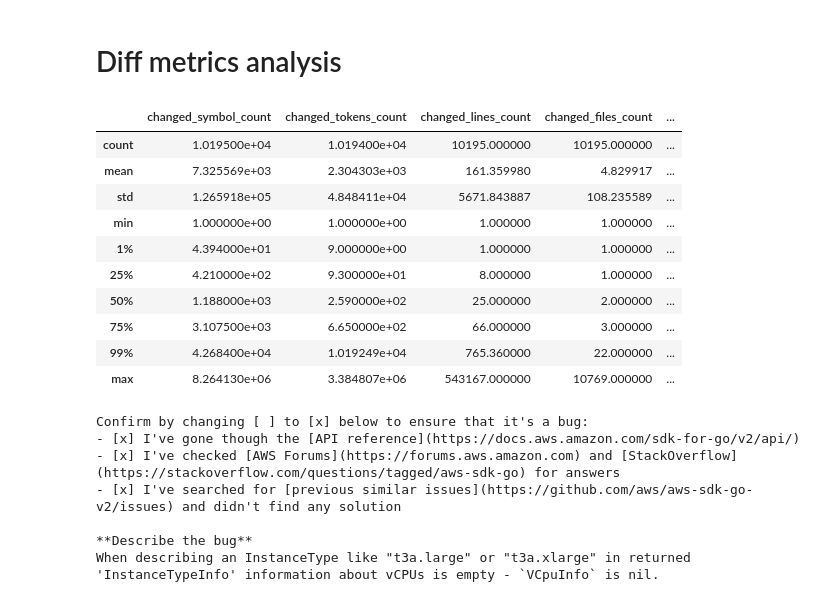
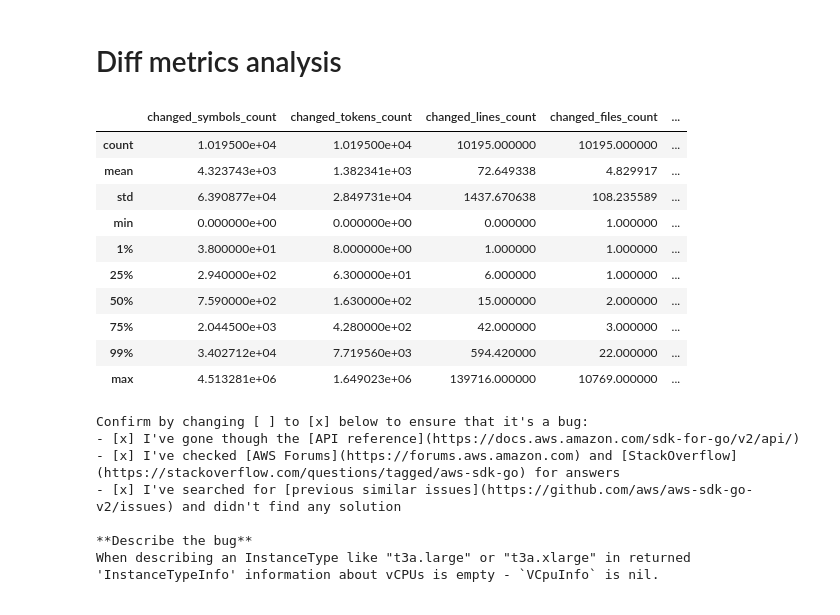
Before and after one commit to tiginamaria/bug-localization, a Jupyter notebook: src/notebooks/data_outliers_analysis.ipynb, the cells around one changed output. Drawn from its saved outputs; the diff is of its cells as text; code cells hidden in the pictures.

Commit message:
Fixed test files exclude in stats calc

```diff
--- a/src/notebooks/data_outliers_analysis.ipynb
+++ b/src/notebooks/data_outliers_analysis.ipynb
@@ -54,19 +44,19 @@ len(df[df['repo_tokens_count'].isnull()])
 # %% [markdown]
 # Diff metrics analysis
 # %%
-df[['changed_symbol_count', 'changed_tokens_count', 'changed_lines_count', 'changed_files_count', 'changed_files_without_tests_count']].describe(percentiles=[.01, .25, .5, .75, .99])
+df[['changed_symbols_count', 'changed_tokens_count', 'changed_lines_count', 'changed_files_count', 'changed_files_without_tests_count']].describe(percentiles=[.01, .25, .5, .75, .99])
 # %% [output]
-|  | changed_symbol_count | changed_tokens_count | changed_lines_count | changed_files_count | ... |
-| count | 1.019500e+04 | 1.019400e+04 | 10195.000000 | 10195.000000 | ... |
-| mean | 7.325569e+03 | 2.304303e+03 | 161.359980 | 4.829917 | ... |
-| std | 1.265918e+05 | 4.848411e+04 | 5671.843887 | 108.235589 | ... |
-| min | 1.000000e+00 | 1.000000e+00 | 1.000000 | 1.000000 | ... |
-| 1% | 4.394000e+01 | 9.000000e+00 | 1.000000 | 1.000000 | ... |
-| 25% | 4.210000e+02 | 9.300000e+01 | 8.000000 | 1.000000 | ... |
-| 50% | 1.188000e+03 | 2.590000e+02 | 25.000000 | 2.000000 | ... |
-| 75% | 3.107500e+03 | 6.650000e+02 | 66.000000 | 3.000000 | ... |
-| 99% | 4.268400e+04 | 1.019249e+04 | 765.360000 | 22.000000 | ... |
-| max | 8.264130e+06 | 3.384807e+06 | 543167.000000 | 10769.000000 | ... |
+|  | changed_symbols_count | changed_tokens_count | changed_lines_count | changed_files_count | ... |
+| count | 1.019500e+04 | 1.019500e+04 | 10195.000000 | 10195.000000 | ... |
+| mean | 4.323743e+03 | 1.382341e+03 | 72.649338 | 4.829917 | ... |
+| std | 6.390877e+04 | 2.849731e+04 | 1437.670638 | 108.235589 | ... |
+| min | 0.000000e+00 | 0.000000e+00 | 0.000000 | 1.000000 | ... |
+| 1% | 3.800000e+01 | 8.000000e+00 | 1.000000 | 1.000000 | ... |
+| 25% | 2.940000e+02 | 6.300000e+01 | 6.000000 | 1.000000 | ... |
+| 50% | 7.590000e+02 | 1.630000e+02 | 15.000000 | 2.000000 | ... |
+| 75% | 2.044500e+03 | 4.280000e+02 | 42.000000 | 3.000000 | ... |
+| 99% | 3.402712e+04 | 7.719560e+03 | 594.420000 | 22.000000 | ... |
+| max | 4.513281e+06 | 1.649023e+06 | 139716.000000 | 10769.000000 | ... |
 # %%
 ind = df['changed_files_count'].idxmax()
 print(df.loc[ind]['issue_body'])
```
Also changed, not shown: parts of 9 cells of this notebook, 2 other files.
